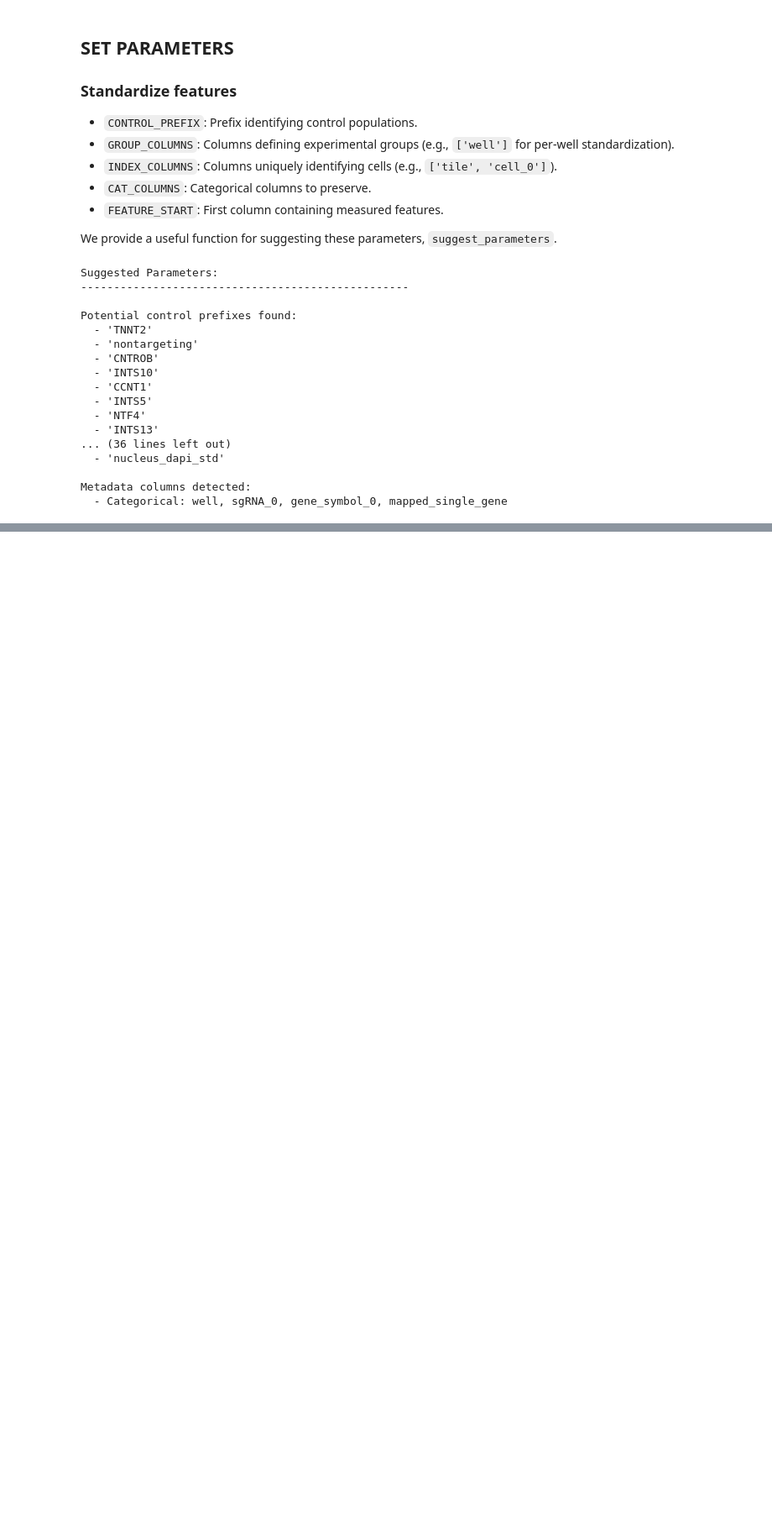
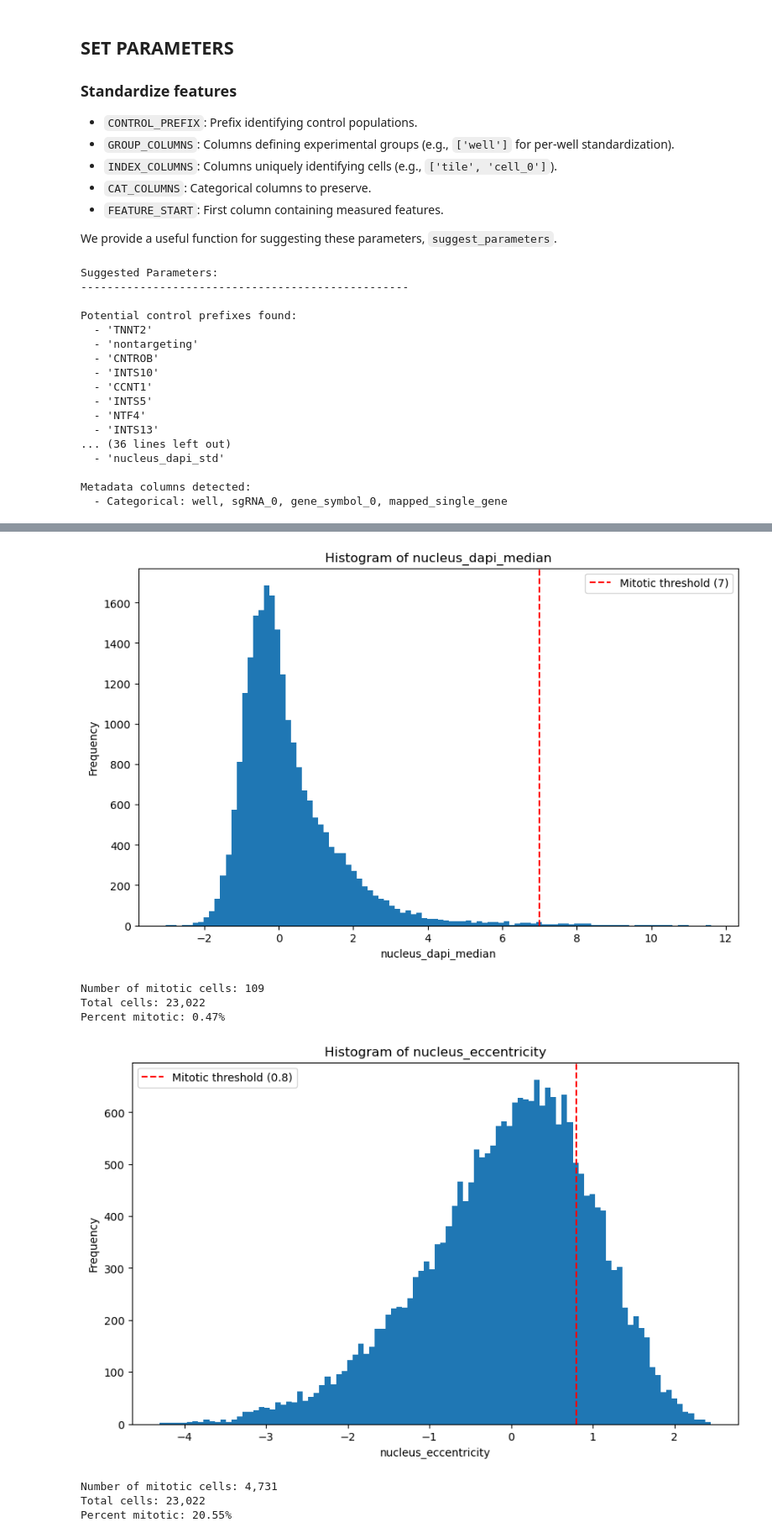
Before and after one commit to cheeseman-lab/brieflow, a Jupyter notebook: example_analysis/7.configure_aggregate_params.ipynb, the cells around one changed output, grey strips where cells are left out. Shown: that part at 84% size. Cells and saved outputs as stored; diff of their text form; code cells hidden in the pictures; blank space fills up the shorter version.

Commit message:
split cells

```diff
--- a/example_analysis/7.configure_aggregate_params.ipynb
+++ b/example_analysis/7.configure_aggregate_params.ipynb
@@ -149,6 +149,10 @@ standardized_df = grouped_standardization(
     target_features=target_features,
     drop_features=False,
 )
+
+# add phenotype image filenames for each well/tile
+standardized_df = add_filenames(standardized_df, ROOT_FP)
+
 standardized_df
 # %% [output]
 |  | well | tile | cell_0 | i_0 | j_0 | site | cell_1 | i_1 | j_1 | distance | ... | ... |
@@ -212,0 +180,38 @@ add_filenames(standardized_df, ROOT_FP)
+# %%
+# thresholding with variable 1
+MITOTIC_THRESHOLD_VARIABLE_X = 'nucleus_dapi_median'
+MITOTIC_THRESHOLD_X = 7
+
+# thresholding with variable 2
+MITOTIC_THRESHOLD_VARIABLE_Y = 'nucleus_eccentricity'
+MITOTIC_THRESHOLD_Y = 0.8
+# %%
+percent_mitotic = plot_mitotic_distribution_hist(
+    standardized_df,
+    threshold_variable=MITOTIC_THRESHOLD_VARIABLE_X,
+    threshold_value=MITOTIC_THRESHOLD_X
+)
+
+percent_mitotic = plot_mitotic_distribution_hist(
+    standardized_df,
+    threshold_variable=MITOTIC_THRESHOLD_VARIABLE_Y,
+    threshold_value=MITOTIC_THRESHOLD_Y
+)
+
+plot_mitotic_distribution_scatter(
+    standardized_df,
+    threshold_variable_x=MITOTIC_THRESHOLD_VARIABLE_X,
+    threshold_variable_y=MITOTIC_THRESHOLD_VARIABLE_Y,
+    threshold_x=MITOTIC_THRESHOLD_X,
+    threshold_y=MITOTIC_THRESHOLD_Y,
+    alpha=0.1
+)
+# %% [output]
+[figure, added]
+Number of mitotic cells: 109
+Total cells: 23,022
+Percent mitotic: 0.47%
+[figure, added]
+Number of mitotic cells: 4,731
+Total cells: 23,022
+Percent mitotic: 20.55%
```
Also changed, not shown: parts of 7 cells of this notebook, 1 other file.
